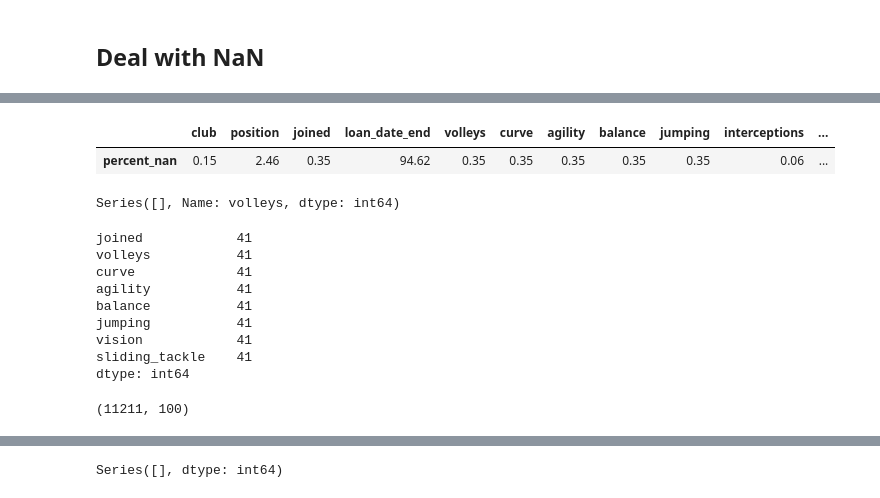
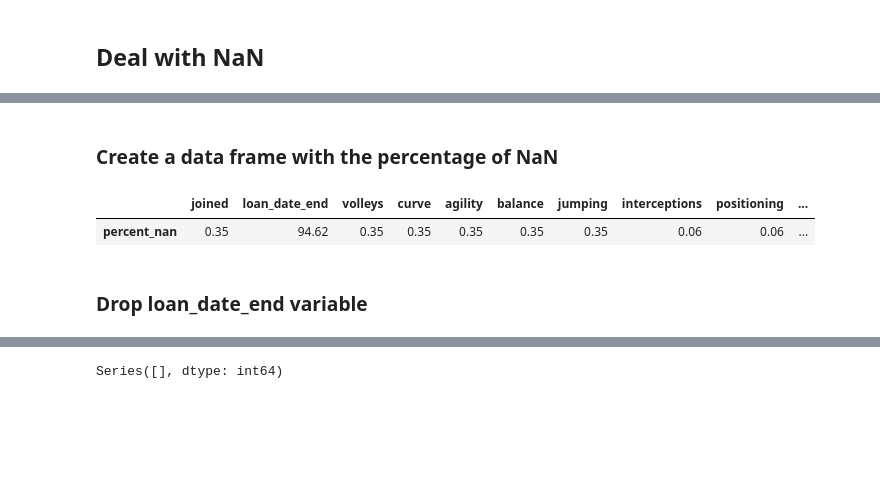
Before and after one commit to aldamepi/ironhack-FIFA_project, a Jupyter notebook: fifaProject-eulalia_alberto.ipynb, the cells around one changed output, grey strips where cells are left out. Saved outputs shown, nothing was run; the diff lists cells and outputs as text; code cells hidden in the pictures; blank space fills up the shorter version.

Commit message:
finished data cleaning - function not defined 0

```diff
--- a/fifaProject-eulalia_alberto.ipynb
+++ b/fifaProject-eulalia_alberto.ipynb
@@ -386,3 +374,13 @@ df[df.joined.isna()]
+# %%
+def standard_hits(x):
+    if x[-1] == 'K':
+        x = int(float(x.rstrip('K'))*1000)
+        return x
+    else:
+        x = int(x)
+        return x
+# %%
+df.hits = df.hits.apply(standard_hits)
 # %% [markdown]
 ### Remove stars
 # %%
@@ -398,5 +394,5 @@ NameError: name 'w' is not defined
 # %%
-#df.sm = df.sm.apply(starout)
+df.sm = df.sm.apply(starout)
 df.sm.unique()
 # %% [output]
 array([2, 4, 3, 1, 5])
@@ -584,0 +568,3 @@ len(df[moneyCols][df.wage == 0])
+# %%
+# Let's just drop position column. We do not have time to process it.
+df.drop(columns='position', inplace=True)
@@ -602,39 +632,17 @@ nan_df.T[nanCols]
 #nanCols
 # %%
 # Percentage of NaN
+# %% [markdown]
+### Create a data frame with the percentage of NaN
 # %%
-nan_df = pd.DataFrame(round(df[nanCols].isna().sum()/len(df),4)*100, columns=['percent_nan'])
-nan_df.T
+nan_per = pd.DataFrame(round(df[nanCols].isna().sum()/len(df),4)*100, columns=['percent_nan'])
+nan_per.T
 # %% [output]
-|  | club | position | joined | loan_date_end | volleys | curve | agility | balance | jumping | interceptions | ... |
-| percent_nan | 0.15 | 2.46 | 0.35 | 94.62 | 0.35 | 0.35 | 0.35 | 0.35 | 0.35 | 0.06 | ... |
+|  | joined | loan_date_end | volleys | curve | agility | balance | jumping | interceptions | positioning | ... |
+| percent_nan | 0.35 | 94.62 | 0.35 | 0.35 | 0.35 | 0.35 | 0.35 | 0.06 | 0.06 | ... |
+# %% [markdown]
+### Drop loan_date_end variable
 # %%
 # Drop loan_date_end variable
 df.drop(columns='loan_date_end', inplace=True)
 nanCols.remove('loan_date_end')
-# %%
-# Personal question: check if the 41 NaN values coincide in the same rows
-df.volleys[df.joined.isna()].value_counts()
-#==df.volleys.isna().iloc[0]
-# df.joined.isna()==df.volleys.isna()[df.joined.isna()==df.volleys.isna() == True]
-# %% [output]
-Series([], Name: volleys, dtype: int64)
-# %%
-nan41cols = df.isna().sum()[df.isna().sum() == 41]
-nan41cols
-# %% [output]
-joined            41
-volleys           41
-curve             41
-agility           41
-balance           41
-jumping           41
-vision            41
-sliding_tackle    41
-dtype: int64
-# %%
-# Drop all rows with NaN values
-dfc = df.dropna(axis=0)
-dfc.shape
-# %% [output]
-(11211, 100)
```
Also changed, not shown: parts of 63 cells of this notebook.
